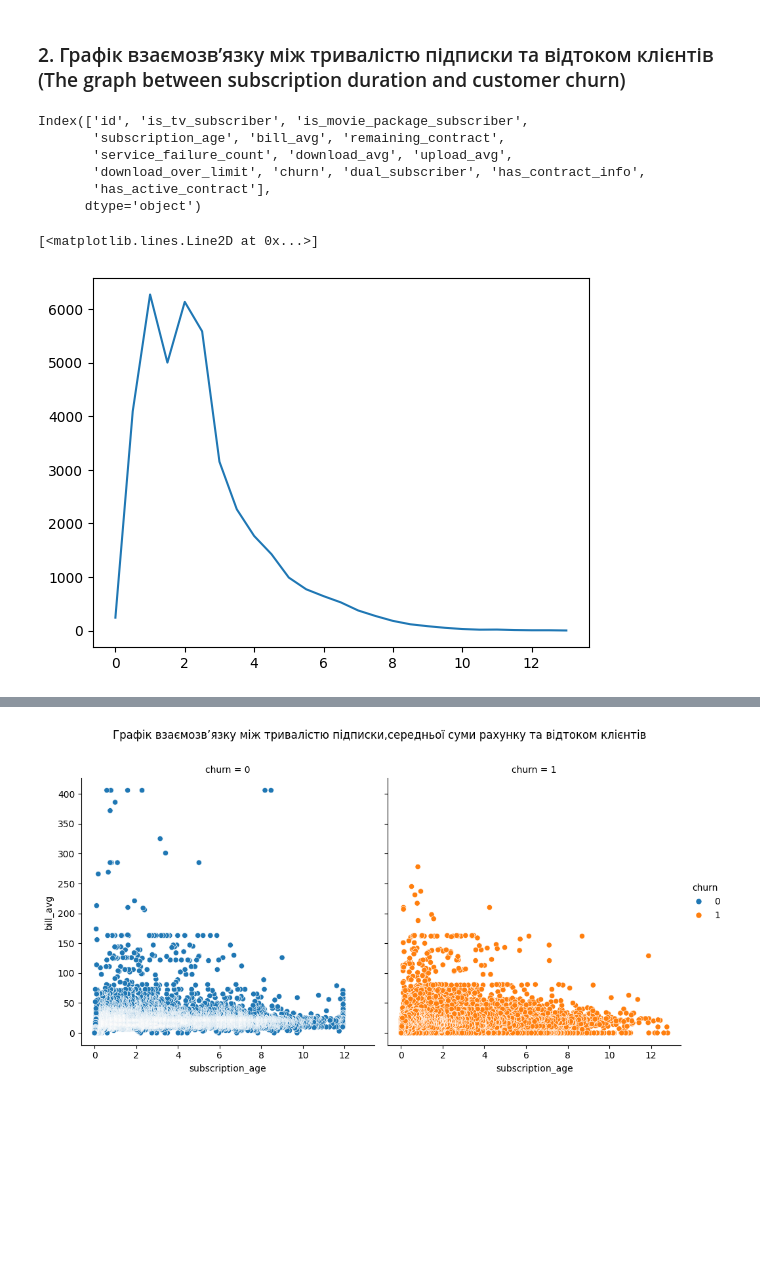
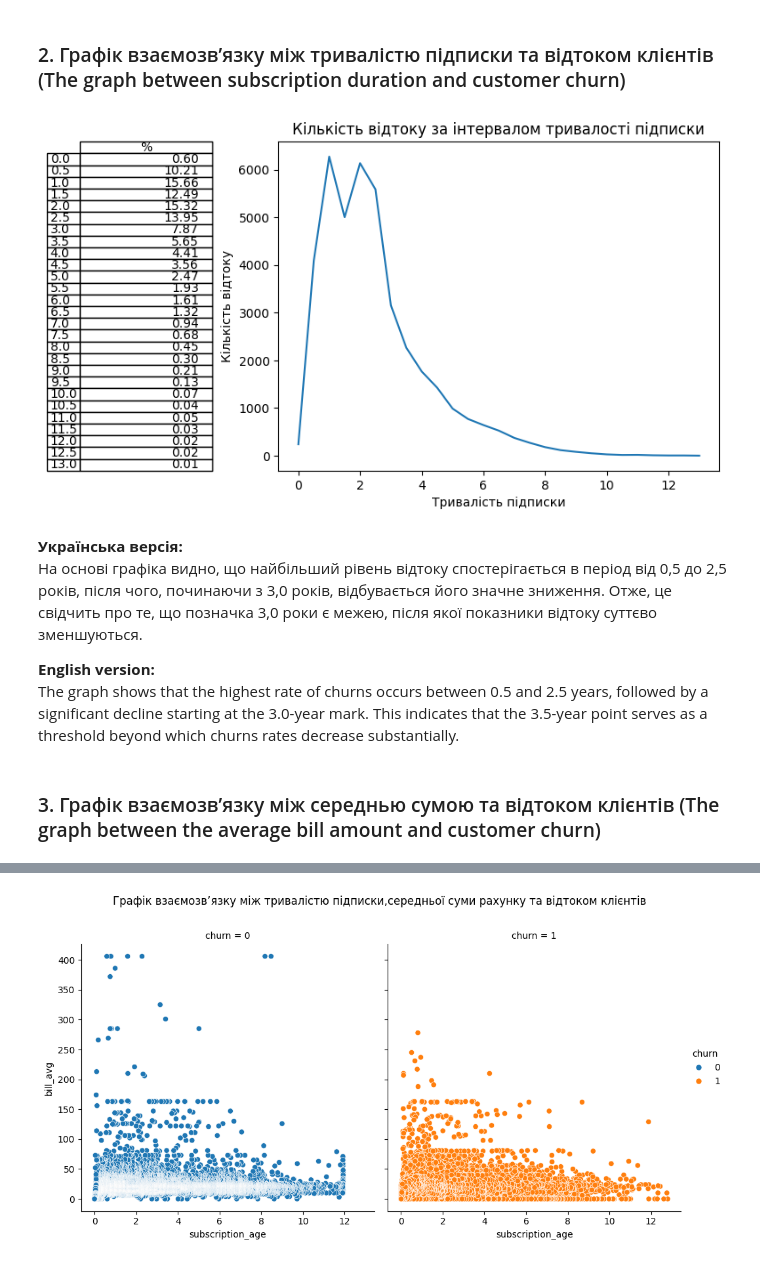
Before and after one commit to MaksimDar/telecom-churn-prediction, a Jupyter notebook: notebooks/01_eda.ipynb, the cells around one changed output, grey strips where cells are left out. Cells and saved outputs as stored; diff of their text form; code cells hidden in the pictures; blank space fills up the shorter version.

Commit message:
Graph fixes

```diff
--- a/notebooks/01_eda.ipynb
+++ b/notebooks/01_eda.ipynb
@@ -383,13 +383,4 @@ df_copy['is_movie_package_subscriber'].sum(), df_copy['dual_subscriber'].sum()
 Based on the graphs provided, it is clear that over 70% of users with a TV subscription canceled their telecommunications services, while 79.5% of users with a movie subscription did not cancel their services, which proves that a movie package subscription is a key factor in retaining telecommunications services. In addition, subscribers who have subscriptions to both the movie package and the dual package show identical results in terms of percentage difference, and only 2 users have a subscription to the movie package but do not have a TV subscription.
 # %% [markdown]
 ### 2. Графік взаємозв’язку між тривалістю підписки та відтоком клієнтів (The graph between subscription duration and customer churn)
-# %%
-df_copy.columns
-# %% [output]
-Index(['id', 'is_tv_subscriber', 'is_movie_package_subscriber',
-       'subscription_age', 'bill_avg', 'remaining_contract',
-       'service_failure_count', 'download_avg', 'upload_avg',
-       'download_over_limit', 'churn', 'dual_subscriber', 'has_contract_info',
-       'has_active_contract'],
-      dtype='object')
 # %%
@@ -404,5 +397,23 @@ list_subscription_ages,list_churn_quantity = return_results_as_lists(min_subscri
 # %%
+total_churn = sum(list_churn_quantity)
+cell_text = [['%1.2f' % ((x / total_churn) * 100)] for x in list_churn_quantity]
 plt.plot(list_subscription_ages,list_churn_quantity)
+plt.title('Кількість відтоку за інтервалом тривалості підписки')
+plt.xlabel('Тривалість підписки')
+plt.ylabel('Кількість відтоку')
+# plt.title('Churn volume by subscription age interval')
+
+the_table = plt.table(cellText=cell_text,rowLabels=list_subscription_ages,colLabels=['Відтік y %'], loc='left',bbox=[-0.45, 0, 0.3, 1] )
+the_table.auto_set_font_size(False)
+the_table.set_fontsize(10)
+plt.show()
 # %% [output]
-[<matplotlib.lines.Line2D at 0x...>]
-[figure, old version]
+[figure, new version]
+# %% [markdown]
+**Українська версія:**
+На основі графіка видно, що найбільший рівень відтоку спостерігається в період від 0,5 до 2,5 років, після чого, починаючи з 3,0 років, відбувається його значне зниження. Отже, це свідчить про те, що позначка 3,0 роки є межею, після якої показники відтоку суттєво зменшуються.
+
+**English version:**
+The graph shows that the highest rate of churns occurs between 0.5 and 2.5 years, followed by a significant decline starting at the 3.0-year mark. This indicates that the 3.5-year point serves as a threshold beyond which churns rates decrease substantially.
+# %% [markdown]
+ ### 3. Графік взаємозв’язку між середнью сумою та відтоком клієнтів (The graph between the average bill amount and customer churn)
```
Also changed, not shown: parts of 8 cells of this notebook.
